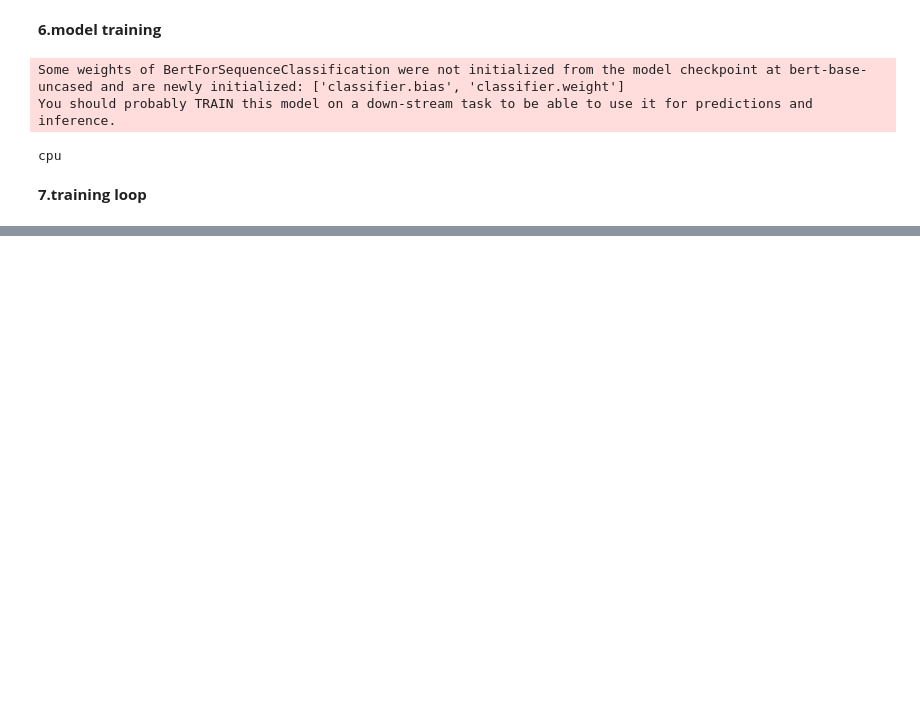
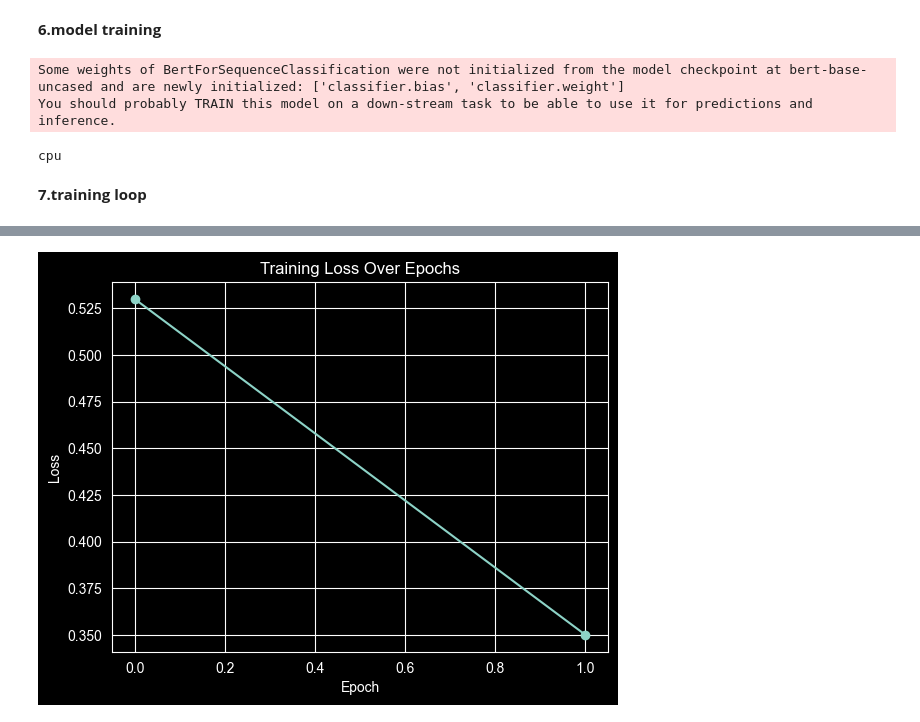
Before and after one commit to techdhanu/adv-gen-ai-innomatics, a Jupyter notebook: Gen AI/Task 4/Task_4.ipynb, the cells around one changed output, grey strips where cells are left out. Cells and saved outputs as stored; diff of their text form; code cells hidden in the pictures; blank space fills up the shorter version.

```diff
--- a/Gen AI/Task 4/Task_4.ipynb
+++ b/Gen AI/Task 4/Task_4.ipynb
@@ -190,0 +338,10 @@ KeyboardInterrupt:
+# %%
+losses = [0.53, 0.35]  # example from your epochs
+
+plt.plot(losses, marker='o')
+plt.title("Training Loss Over Epochs")
+plt.xlabel("Epoch")
+plt.ylabel("Loss")
+plt.show()
+# %% [output]
+[figure, added]
```
Also changed, not shown: parts of 7 cells of this notebook.
